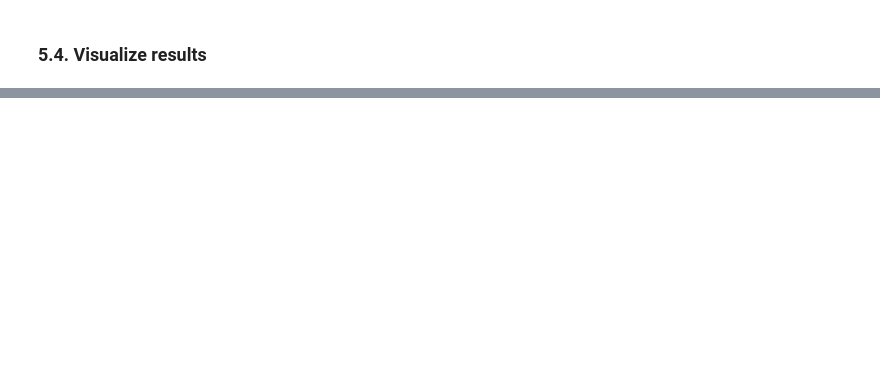
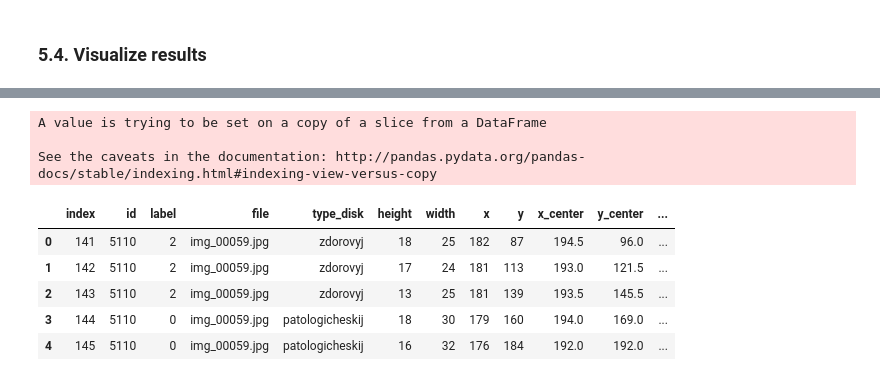
Before and after one commit to ValeraKaravai/MRI_yolo, a Jupyter notebook: spinal_mri.ipynb, the cells around one changed output, grey strips where cells are left out. Saved outputs shown, nothing was run; the diff lists cells and outputs as text; code cells hidden in the pictures; blank space fills up the shorter version.

```diff
--- a/spinal_mri.ipynb
+++ b/spinal_mri.ipynb
@@ -284,0 +356,4 @@ du.draw_img(df=[yolo_results_test, mri_filter],
+# %%
+def sign(x):
+    if x>=0: return 1
+    else: return -1
@@ -284,0 +383,3 @@ du.draw_img(df=[yolo_results_test, mri_filter],
+# %%
+img_pred = yolo_results_test[yolo_results_test['file'] == 'img_00059.jpg'].copy().reset_index()
+img_origin = mri_filter[mri_filter['file'] == 'img_00059.jpg'].copy().reset_index()
@@ -284,0 +395,31 @@ du.draw_img(df=[yolo_results_test, mri_filter],
+# %%
+iou_list = []
+
+img_origin_list = []
+
+for img in ['img_00059.jpg']:
+    img_pred = yolo_results_test[yolo_results_test['file'] == img].copy().reset_index()
+    img_origin = mri_filter[mri_filter['file'] == img].copy().reset_index()
+    img_origin['iou'] = 0.0
+    for i in range(img_origin.shape[0]):
+        iou = []
+        for j in range(img_pred.shape[0]):
+            iou.append(get_IoU(boxA=img_origin.iloc[i,:],
+                               boxB=img_pred.iloc[j,:]))
+        img_origin['iou'][i] = max(iou)
+    img_origin_list.append(img_origin)
+
+mri_metrics = pd.concat(img_origin_list, axis=1)
+# %% [output]
+A value is trying to be set on a copy of a slice from a DataFrame
+
+See the caveats in the documentation: http://pandas.pydata.org/pandas-docs/stable/indexing.html#indexing-view-versus-copy
+# %%
+mri_metrics
+# %% [output]
+|  | index | id | label | file | type_disk | height | width | x | y | x_center | y_center | ... |
+| 0 | 141 | 5110 | 2 | img_00059.jpg | zdorovyj | 18 | 25 | 182 | 87 | 194.5 | 96.0 | ... |
+| 1 | 142 | 5110 | 2 | img_00059.jpg | zdorovyj | 17 | 24 | 181 | 113 | 193.0 | 121.5 | ... |
+| 2 | 143 | 5110 | 2 | img_00059.jpg | zdorovyj | 13 | 25 | 181 | 139 | 193.5 | 145.5 | ... |
+| 3 | 144 | 5110 | 0 | img_00059.jpg | patologicheskij | 18 | 30 | 179 | 160 | 194.0 | 169.0 | ... |
+| 4 | 145 | 5110 | 0 | img_00059.jpg | patologicheskij | 16 | 32 | 176 | 184 | 192.0 | 192.0 | ... |
```
Also changed, not shown: parts of 29 cells of this notebook, 3 other files.
